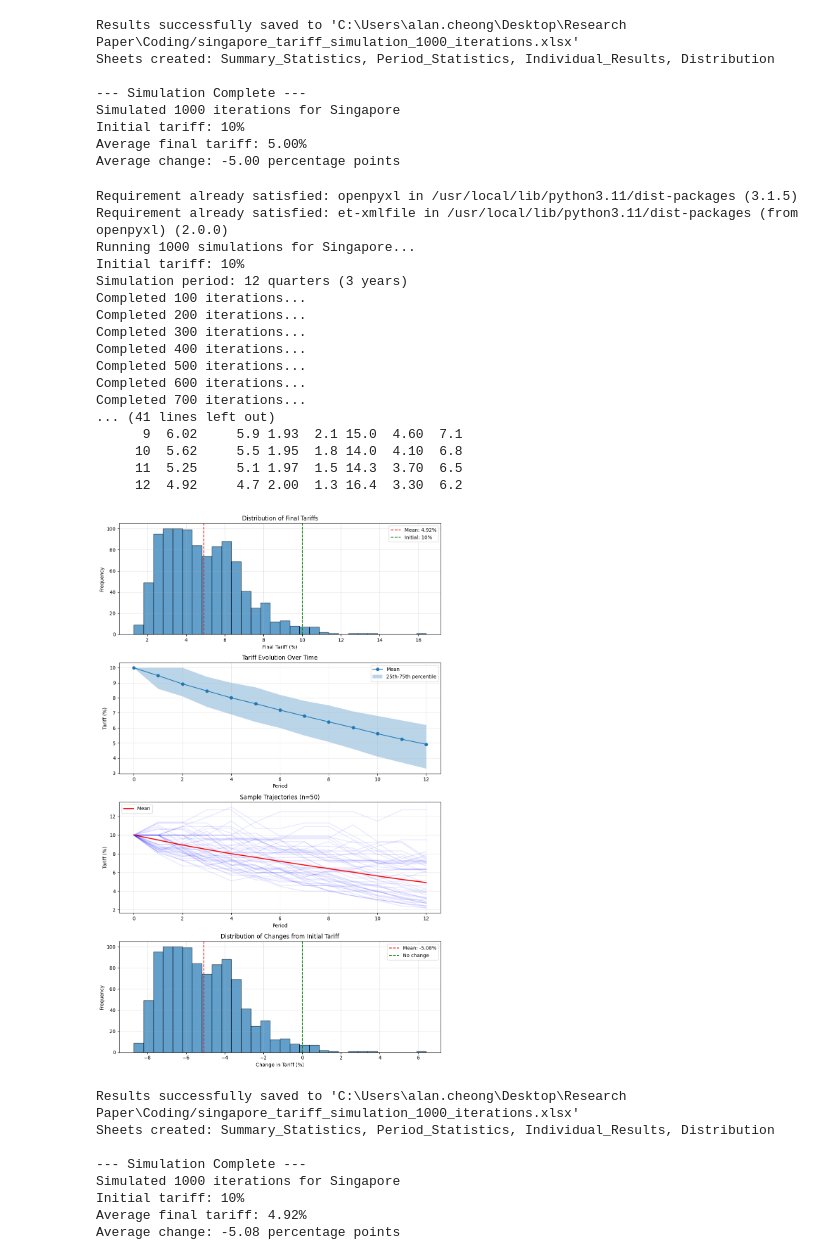
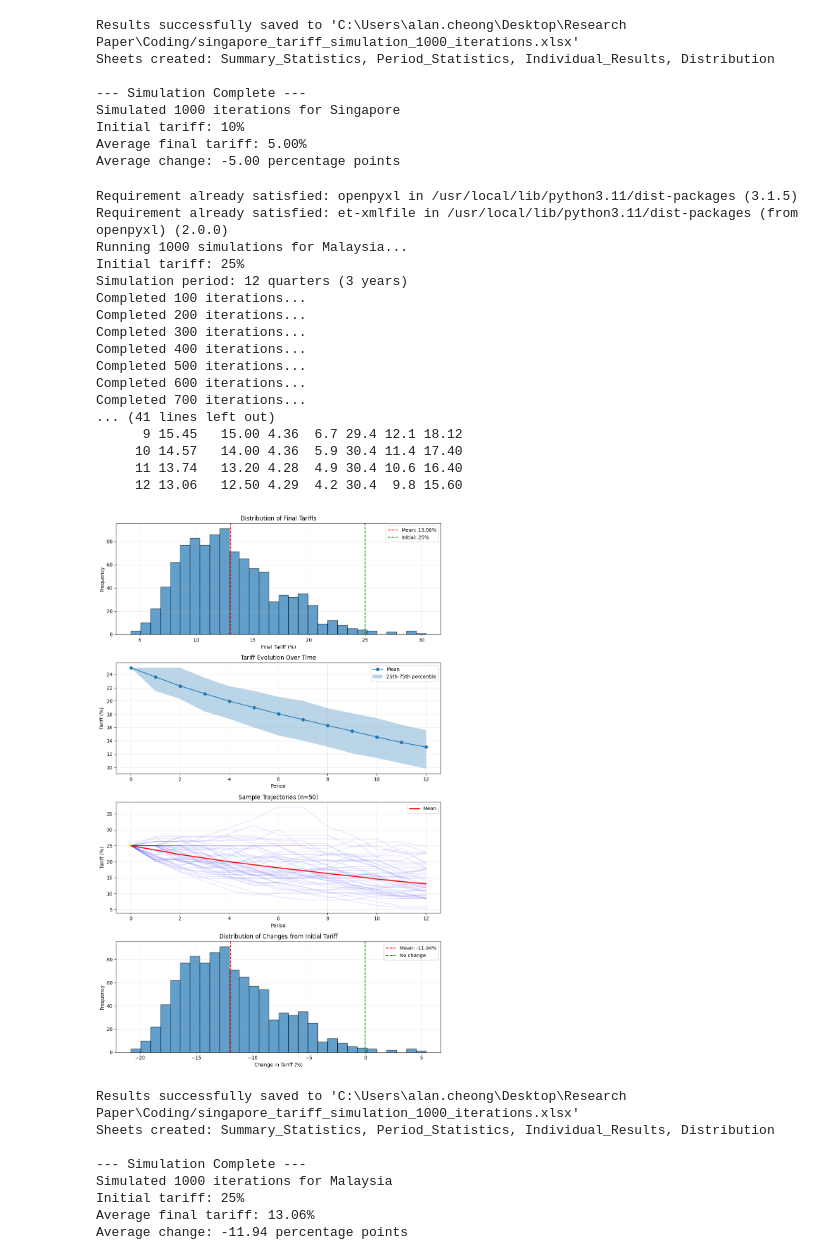
Before and after one commit to Alan-Cheong/IEEE_QW_2020, a Jupyter notebook: US_Trade_Tariffs.ipynb, the cells around one changed output. Cells and saved outputs as stored; diff of their text form; code cells hidden in the pictures.

```diff
--- a/US_Trade_Tariffs.ipynb
+++ b/US_Trade_Tariffs.ipynb
@@ -1655,7 +1655,7 @@ august_tariff_changes = {
     'South Korea': 25,
     'Thailand': 36,
     'Malaysia': 25,
-    'Indonesia': 32,
+    'Indonesia': 19,
     'South Africa': 30,
     'Cambodia': 36,
     'Bangladesh': 35,
@@ -2292,8 +2294,8 @@ N_ITERATIONS = 1000  # Number of simulation runs
 MIN_TARIFF = 0 # Define a floor for tariffs
 HIGH_TARIFF_THRESHOLD = 5 # Tariffs above this are considered 'high'
 
-# Singapore's initial tariff (from the original data)
-SINGAPORE_INITIAL_TARIFF = 10
+# Malaysia's initial tariff (from the original data)
+MALAYSIA_INITIAL_TARIFF = 25
 
 # Probabilities (same as original)
 # -- Country Stance Probabilities (based on current US tariff) --
@@ -2325,13 +2327,13 @@ DECREASE_FACTOR_RETALIATE = (0.90, 0.98) # Small decrease due to cost
 INCREASE_FACTOR_RETALIATE = (1.05, 1.15) # Increase by 5-15%
 
 # --- Single Simulation Function ---
-def simulate_singapore_tariffs():
-    """Simulate Singapore's tariff evolution over N_PERIODS"""
-    current_tariff = SINGAPORE_INITIAL_TARIFF
+def simulate_malaysia_tariffs():
+    """Simulate Malaysia's tariff evolution over N_PERIODS"""
+    current_tariff = MALAYSIA_INITIAL_TARIFF
     history = [current_tariff]
 
     for period in range(1, N_PERIODS + 1):
-        # 1. Determine Singapore's Stance (based on current tariff)
+        # 1. Determine Indonesia's Stance (based on current tariff)
         rand_stance = random.random()
 
         if current_tariff > HIGH_TARIFF_THRESHOLD:
@@ -2381,8 +2383,8 @@ def simulate_singapore_tariffs():
     return history
 
 # --- Run Multiple Simulations ---
-print(f"Running {N_ITERATIONS} simulations for Singapore...")
-print(f"Initial tariff: {SINGAPORE_INITIAL_TARIFF}%")
+print(f"Running {N_ITERATIONS} simulations for Malaysia...")
+print(f"Initial tariff: {MALAYSIA_INITIAL_TARIFF}%")
 print(f"Simulation period: {N_PERIODS} quarters ({N_YEARS} years)")
 
 all_histories = []
@@ -2392,14 +2394,14 @@ for iteration in range(N_ITERATIONS):
     if (iteration + 1) % 100 == 0:
         print(f"Completed {iteration + 1} iterations...")
 
-    history = simulate_singapore_tariffs()
+    history = simulate_malaysia_tariffs()
     all_histories.append(history)
     final_tariffs.append(history[-1])
 
 # --- Statistical Analysis ---
 final_tariffs = np.array(final_tariffs)
 
-print(f"\n--- Statistical Results for Singapore after {N_PERIODS} periods ---")
+print(f"\n--- Statistical Results for Malaysia after {N_PERIODS} periods ---")
 print(f"Mean final tariff: {np.mean(final_tariffs):.2f}%")
 print(f"Median final tariff: {np.median(final_tariffs):.2f}%")
 print(f"Standard deviation: {np.std(final_tariffs):.2f}%")
@@ -2444,8 +2446,8 @@ print(period_stats_df.round(2).to_string(index=False))
 results_summary = pd.DataFrame({
     'Iteration': range(1, N_ITERATIONS + 1),
     'Final_Tariff': final_tariffs,
-    'Change_from_Initial': final_tariffs - SINGAPORE_INITIAL_TARIFF,
-    'Percent_Change': ((final_tariffs - SINGAPORE_INITIAL_TARIFF) / SINGAPORE_INITIAL_TARIFF) * 100
+    'Change_from_Initial': final_tariffs - MALAYSIA_INITIAL_TARIFF,
+    'Percent_Change': ((final_tariffs - MALAYSIA_INITIAL_TARIFF) / MALAYSIA_INITIAL_TARIFF) * 100
 })
 
 # Optional: Plot results if matplotlib is available
@@ -2462,7 +2464,7 @@ try:
     plt.xlabel('Final Tariff (%)')
     plt.ylabel('Frequency')
     plt.axvline(np.mean(final_tariffs), color='red', linestyle='--', label=f'Mean: {np.mean(final_tariffs):.2f}%')
-    plt.axvline(SINGAPORE_INITIAL_TARIFF, color='green', linestyle='--', label=f'Initial: {SINGAPORE_INITIAL_TARIFF}%')
+    plt.axvline(MALAYSIA_INITIAL_TARIFF, color='green', linestyle='--', label=f'Initial: {MALAYSIA_INITIAL_TARIFF}%')
     plt.legend()
     plt.grid(True, alpha=0.3)
 
@@ -2492,7 +2494,7 @@ try:
 
     # Plot 4: Change from initial
     plt.subplot(4, 1, 4)
-    changes = final_tariffs - SINGAPORE_INITIAL_TARIFF
+    changes = final_tariffs - MALAYSIA_INITIAL_TARIFF
     plt.hist(changes, bins=30, alpha=0.7, edgecolor='black')
     plt.title('Distribution of Changes from Initial Tariff')
     plt.xlabel('Change in Tariff (%)')
@@ -2557,48 +2559,48 @@ try:
 
     print(f"\nResults successfully saved to '{excel_filepath}'")
     print(f"Sheets created: Summary_Statistics, Period_Statistics, Individual_Results, Distribution")
 
 except ImportError:
     print(f"\nError: Could not save to Excel.")
     print(f"The 'openpyxl' library is required. Please install it using:")
     print(f"  pip install openpyxl")
 except PermissionError:
     print(f"\nError: Could not save to '{excel_filepath}'.")
     print(f"Permission denied. Make sure the directory exists, you have write permissions, and the file is not open.")
 except OSError as e:
     print(f"\nAn OS error occurred while trying to save to '{excel_filepath}': {e}")
 except Exception as e:
     print(f"\nAn unexpected error occurred while saving to '{excel_filepath}': {e}")
 
 print(f"\n--- Simulation Complete ---")
-print(f"Simulated {N_ITERATIONS} iterations for Singapore")
-print(f"Initial tariff: {SINGAPORE_INITIAL_TARIFF}%")
+print(f"Simulated {N_ITERATIONS} iterations for Malaysia")
+print(f"Initial tariff: {MALAYSIA_INITIAL_TARIFF}%")
 print(f"Average final tariff: {np.mean(final_tariffs):.2f}%")
-print(f"Average change: {np.mean(final_tariffs) - SINGAPORE_INITIAL_TARIFF:.2f} percentage points")
+print(f"Average change: {np.mean(final_tariffs) - MALAYSIA_INITIAL_TARIFF:.2f} percentage points")
 # %% [output]
 Requirement already satisfied: openpyxl in /usr/local/lib/python3.11/dist-packages (3.1.5)
 Requirement already satisfied: et-xmlfile in /usr/local/lib/python3.11/dist-packages (from openpyxl) (2.0.0)
-Running 1000 simulations for Singapore...
-Initial tariff: 10%
+Running 1000 simulations for Malaysia...
+Initial tariff: 25%
 Simulation period: 12 quarters (3 years)
 Completed 100 iterations...
 Completed 200 iterations...
 Completed 300 iterations...
 Completed 400 iterations...
 Completed 500 iterations...
 Completed 600 iterations...
 Completed 700 iterations...
 ... (41 lines left out)
-      9  6.02     5.9 1.93  2.1 15.0  4.60  7.1
-     10  5.62     5.5 1.95  1.8 14.0  4.10  6.8
-     11  5.25     5.1 1.97  1.5 14.3  3.70  6.5
-     12  4.92     4.7 2.00  1.3 16.4  3.30  6.2
+      9 15.45   15.00 4.36  6.7 29.4 12.1 18.12
+     10 14.57   14.00 4.36  5.9 30.4 11.4 17.40
+     11 13.74   13.20 4.28  4.9 30.4 10.6 16.40
+     12 13.06   12.50 4.29  4.2 30.4  9.8 15.60
-[figure, old version]
+[figure, new version]
 Results successfully saved to 'C:\Users\alan.cheong\Desktop\Research Paper\Coding/singapore_tariff_simulation_1000_iterations.xlsx'
 Sheets created: Summary_Statistics, Period_Statistics, Individual_Results, Distribution
 
 --- Simulation Complete ---
-Simulated 1000 iterations for Singapore
-Initial tariff: 10%
-Average final tariff: 4.92%
-Average change: -5.08 percentage points
+Simulated 1000 iterations for Malaysia
+Initial tariff: 25%
+Average final tariff: 13.06%
+Average change: -11.94 percentage points
```
Also changed, not shown: parts of 2 cells of this notebook.
